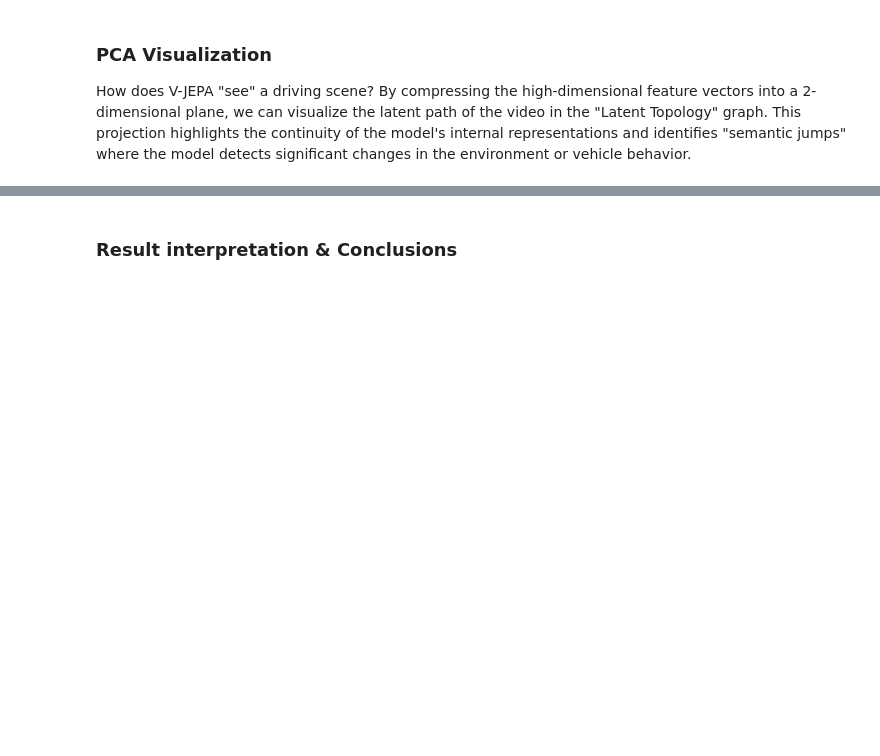
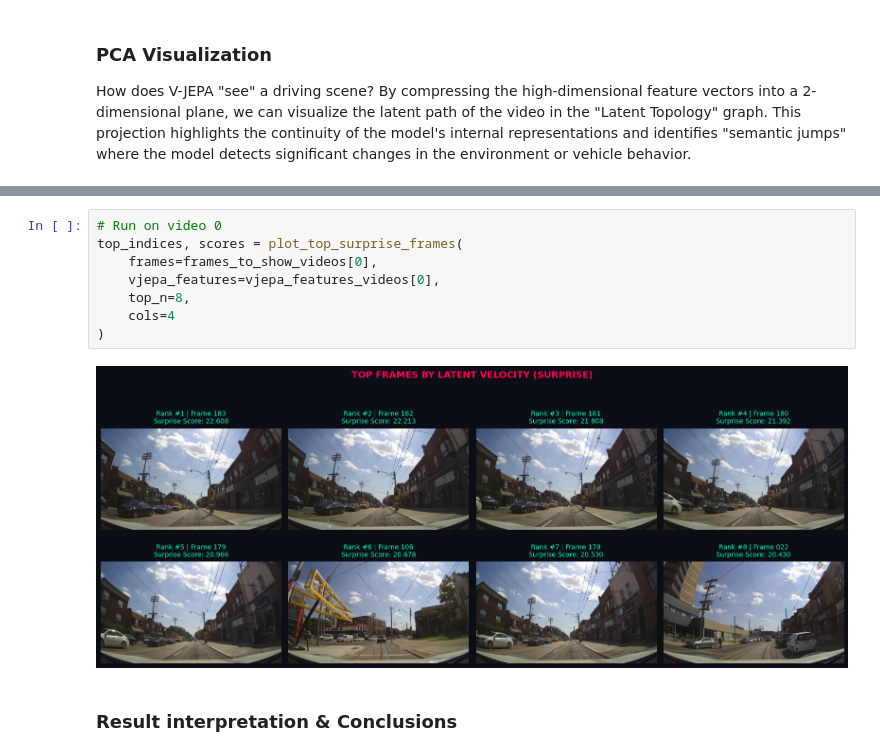
Before and after one commit to jalex3421/vjepa-latent-dynamics-bdd100k, a Jupyter notebook: VJEPA_Inference_Visualizer.ipynb, the cells around one changed output, grey strips where cells are left out. Saved outputs shown, nothing was run; the diff lists cells and outputs as text; blank space fills up the shorter version.

```diff
--- a/VJEPA_Inference_Visualizer.ipynb
+++ b/VJEPA_Inference_Visualizer.ipynb
@@ -433,3 +774,13 @@ All video inferences visualized successfully.
+# %%
+# Run on video 0
+top_indices, scores = plot_top_surprise_frames(
+    frames=frames_to_show_videos[0],
+    vjepa_features=vjepa_features_videos[0],
+    top_n=8,
+    cols=4
+)
+# %% [output]
+[figure, added]
 # %% [markdown]
 ### Result interpretation & Conclusions
 # %% [markdown]
```
Also changed, not shown: parts of 10 cells of this notebook.
